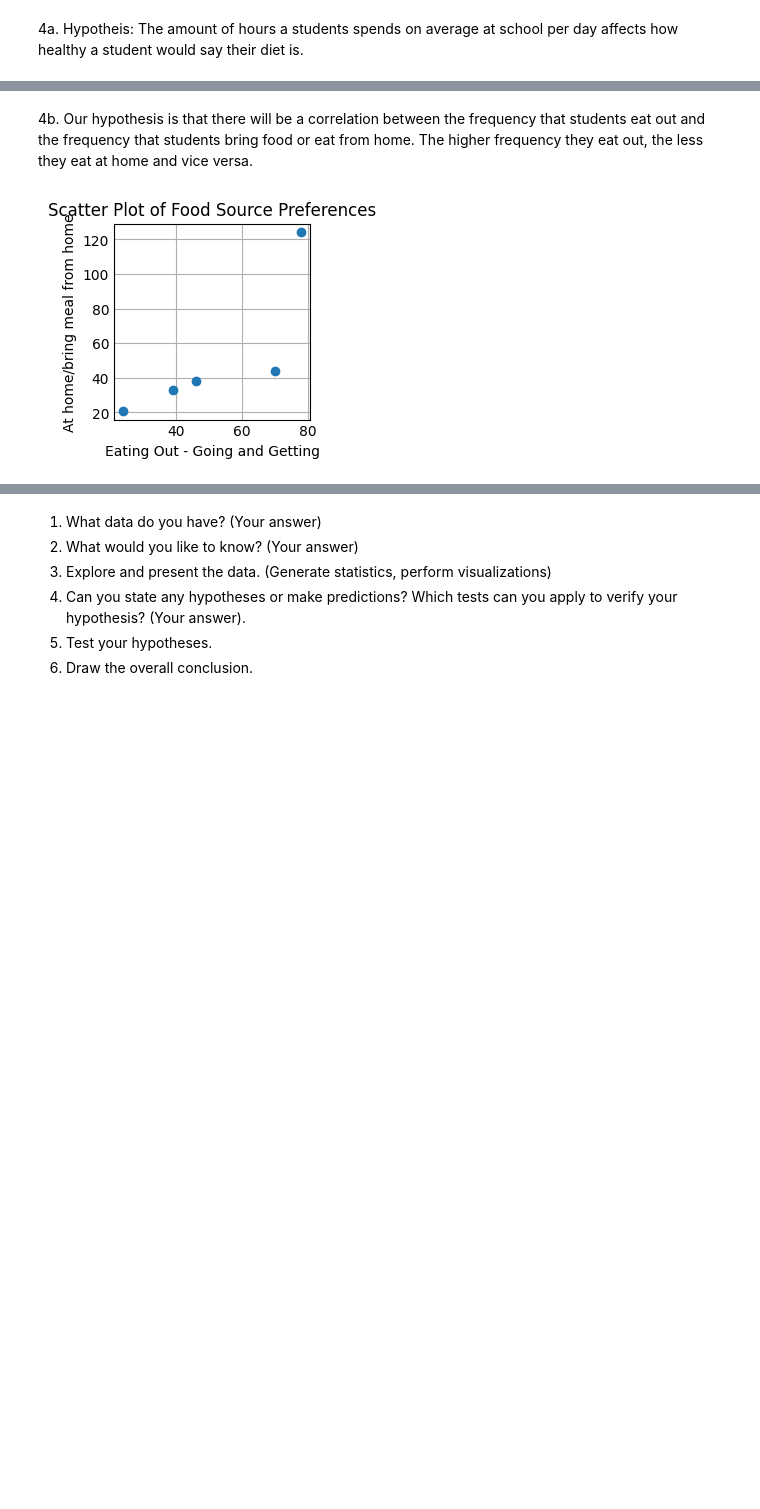
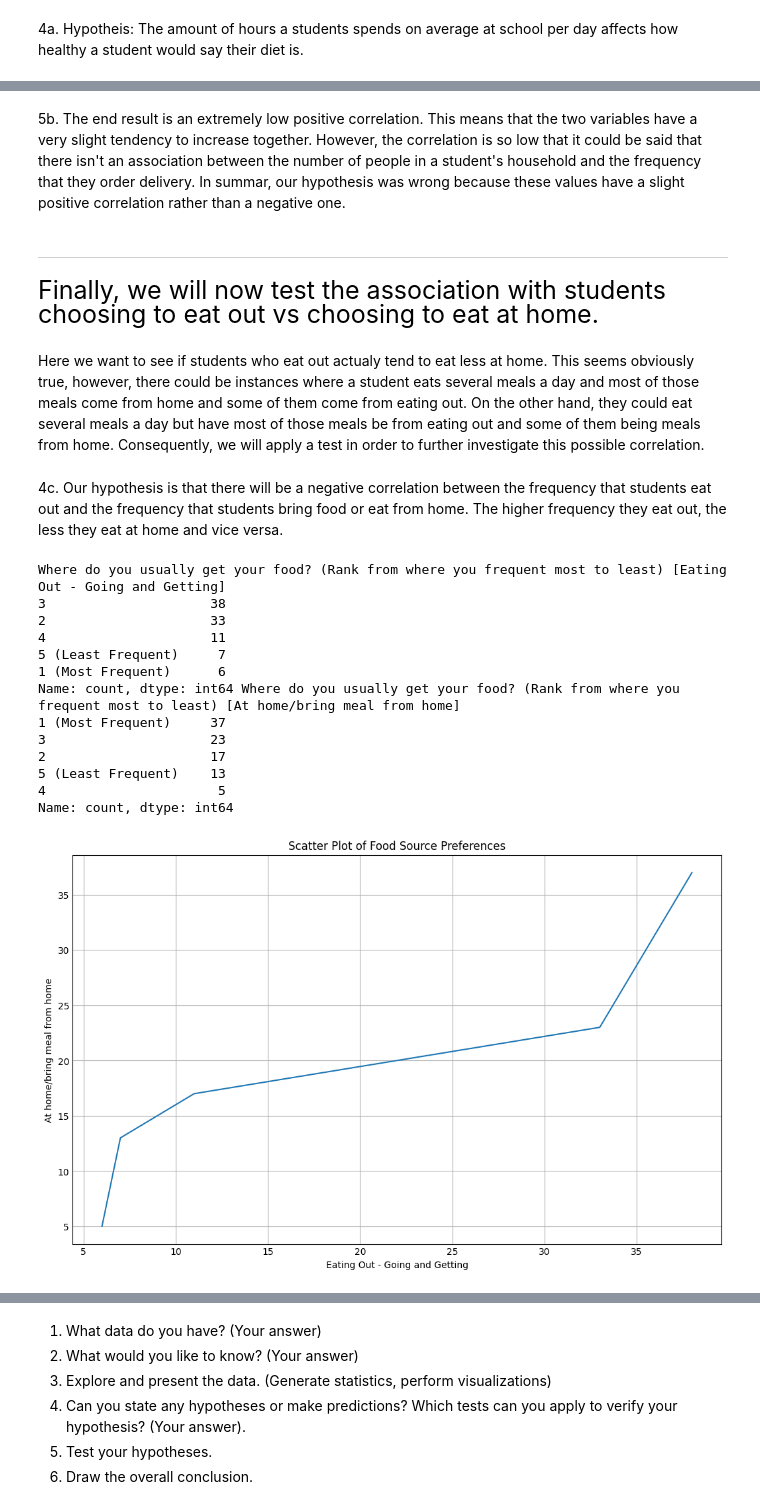
Before and after one commit to NiWong03/cs105lab5-6, a Jupyter notebook: OurProject.ipynb, the cells around one changed output, grey strips where cells are left out. Cells and saved outputs as stored; diff of their text form; code cells hidden in the pictures; blank space fills up the shorter version.

```diff
--- a/OurProject.ipynb
+++ b/OurProject.ipynb
@@ -232,0 +256,22 @@ Since the P value is larger than 0.5, the null hypothesis is not rejected
+# %%
+def clean_household_size(value):
+    numbers = re.findall(r'\d+', str(value))
+    if numbers:
+        return int(numbers[0])
+    else:
+        return None
+
+
+df['Household Size'] = df['How many people live in your household?'].apply(clean_household_size)
+
+df['Food Delivery Rank'] = df["Where do you usually get your food? (Rank from where you frequent most to least) [Food Delivery]"].str.extract(r'(\d+)').astype(float)
+
+pivot_table = pd.pivot_table(df, values='Food Delivery Rank', index='Household Size', aggfunc='mean')
+
+pivot_table.plot(kind='bar', figsize=(10, 6), color='skyblue')
+plt.xlabel('Household Size')
+plt.ylabel('Average Food Delivery Rank')
+plt.title('Household Size vs Average Food Delivery Rank')
+plt.xticks(rotation=45)
+plt.grid(True)
+plt.show()
@@ -233,13 +297,35 @@ Since the P value is larger than 0.5, the null hypothesis is not rejected
+# %% [markdown]
+5b. The end result is an extremely low positive correlation. This means that the two variables have a very slight tendency to increase together. However, the correlation is so low that it could be said that there isn't an association between the number of people in a student's household and the frequency that they order delivery. In summar, our hypothesis was wrong because these values have a slight positive correlation rather than a negative one.
+# %% [markdown]
+-------------------------------------------------------------------------------------------------------------------------------------------
+# %% [markdown]
+<span style="font-size: 25px">Finally, we will now test the association with students choosing to eat out vs choosing to eat at home.<span>
+# %% [markdown]
+Here we want to see if students who eat out actualy tend to eat less at home. This seems obviously true, however, there could be instances where a student eats several meals a day and most of those meals come from home and some of them come from eating out. On the other hand, they could eat several meals a day but have most of those meals be from eating out and some of them being meals from home. Consequently, we will apply a test in order to further investigate this possible correlation.
 # %% [markdown]
-4b. Our hypothesis is that there will be a correlation between the frequency that students eat out and the frequency that students bring food or eat from home. The higher frequency they eat out, the less they eat at home and vice versa.
+4c. Our hypothesis is that there will be a negative correlation between the frequency that students eat out and the frequency that students bring food or eat from home. The higher frequency they eat out, the less they eat at home and vice versa.
 # %%
 x = df['Where do you usually get your food? (Rank from where you frequent most to least) [Eating Out - Going and Getting]'].value_counts()
 y = df['Where do you usually get your food? (Rank from where you frequent most to least) [At home/bring meal from home]'].value_counts()
-
-plt.scatter(x, y)
+print(x,y)
+plt.figure(figsize=(10,6))
+plt.plot(x, y)
 plt.title('Scatter Plot of Food Source Preferences')
 plt.xlabel('Eating Out - Going and Getting')
 plt.ylabel('At home/bring meal from home')
 plt.show()
 # %% [output]
+Where do you usually get your food? (Rank from where you frequent most to least) [Eating Out - Going and Getting]
+3                     38
+2                     33
+4                     11
+5 (Least Frequent)     7
+1 (Most Frequent)      6
+Name: count, dtype: int64 Where do you usually get your food? (Rank from where you frequent most to least) [At home/bring meal from home]
+1 (Most Frequent)     37
+3                     23
+2                     17
+5 (Least Frequent)    13
+4                      5
+Name: count, dtype: int64
-[figure, old version]
+[figure, new version]
```
Also changed, not shown: parts of 52 cells of this notebook, 1 other file.
